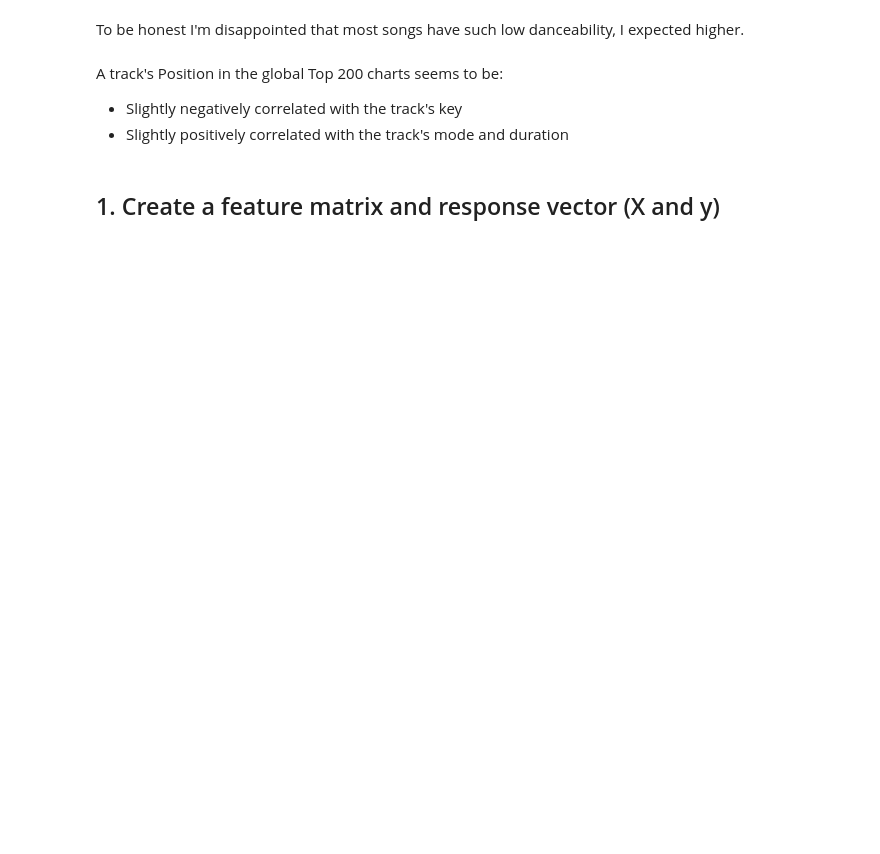
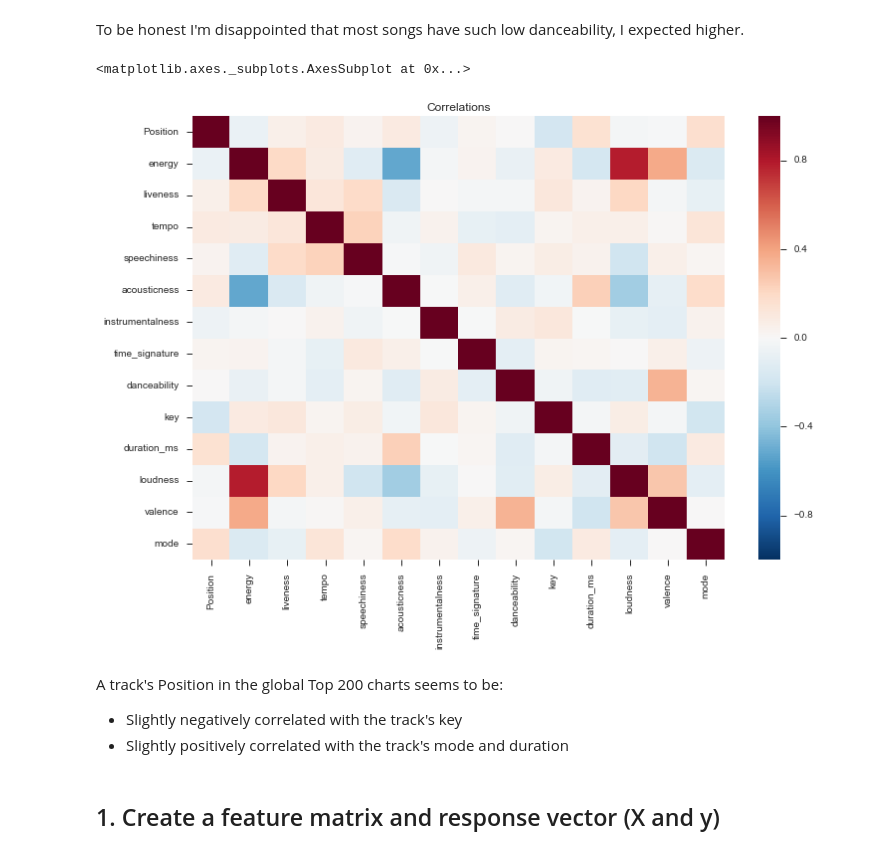
Before and after one commit to jav094/Data-Equals-Music, a Jupyter notebook: data_equals_music_analysis.ipynb, the cells around one changed output. Cells and saved outputs as stored; diff of their text form; code cells hidden in the pictures; blank space fills up the shorter version.

```diff
--- a/data_equals_music_analysis.ipynb
+++ b/data_equals_music_analysis.ipynb
@@ -136,8 +139,12 @@ print p_25, p_50, p_75
 # %% [markdown]
 To be honest I'm disappointed that most songs have such low danceability, I expected higher.
 # %%
-# Find out most predictive feature with correlation matrix
+# Find out how predictive features are with a correlation heatmap.
+plt.title("Correlations")
 sns.heatmap(df.corr())
+# %% [output]
+<matplotlib.axes._subplots.AxesSubplot at 0x...>
+[figure, added]
 # %% [markdown]
 A track's Position in the global Top 200 charts seems to be:
 * Slightly negatively correlated with the track's key
```
Also changed, not shown: parts of 20 cells of this notebook.
